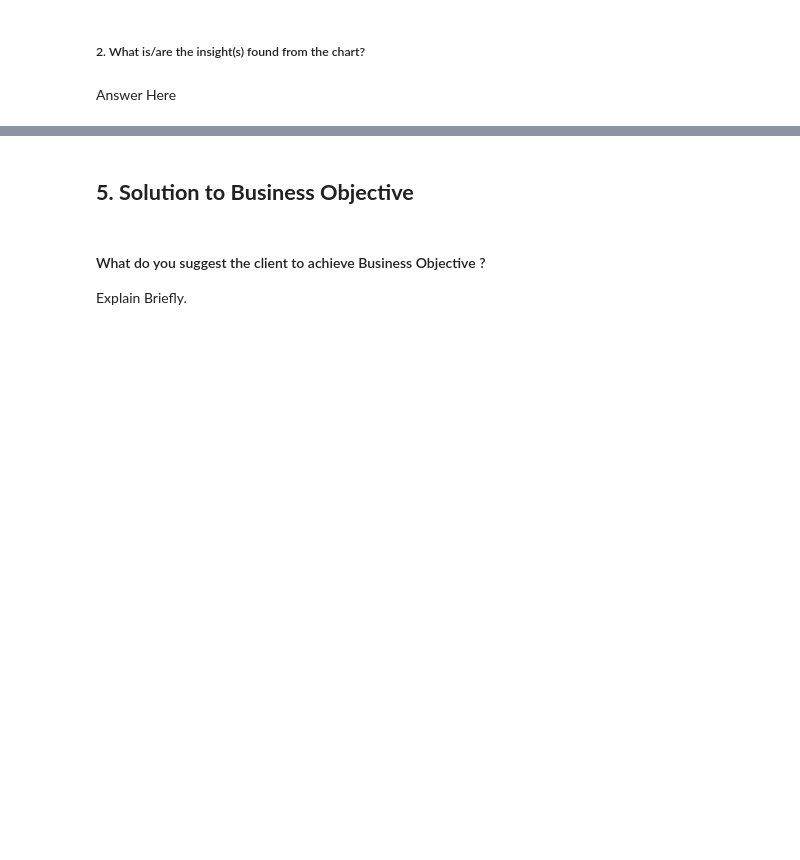
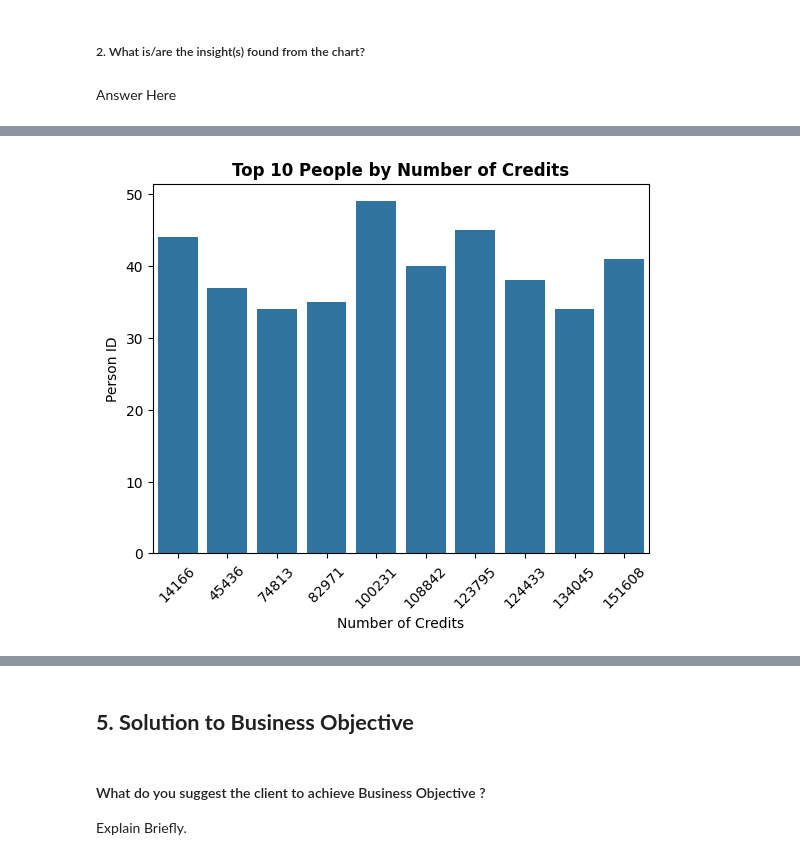
Before and after one commit to Ankush432-cloud/Amazon_Prime_TV_Shows_and_Movies_EDA_Project, a Jupyter notebook: Amazon_Prime_TV_Shows_and_Movies_EDA.ipynb, the cells around one changed output, grey strips where cells are left out. Cells and saved outputs as stored; diff of their text form; code cells hidden in the pictures; blank space fills up the shorter version.

```diff
--- a/Amazon_Prime_TV_Shows_and_Movies_EDA.ipynb
+++ b/Amazon_Prime_TV_Shows_and_Movies_EDA.ipynb
@@ -1830,0 +1850,23 @@ Answer Here
+# %%
+person_credit_count = (
+    credits_df['person_id']
+    .value_counts()
+    .head(10)
+    .reset_index()
+)
+
+person_credit_count.columns = ['person_id', 'credit_count']
+
+sns.barplot(
+    data=person_credit_count,
+    y='credit_count',
+    x='person_id'
+)
+
+plt.title('Top 10 People by Number of Credits', fontweight='bold')
+plt.xlabel('Number of Credits')
+plt.ylabel('Person ID')
+plt.xticks(rotation=45)
+plt.show()
+# %% [output]
+[figure, added]
```
Also changed, not shown: parts of 9 cells of this notebook.
